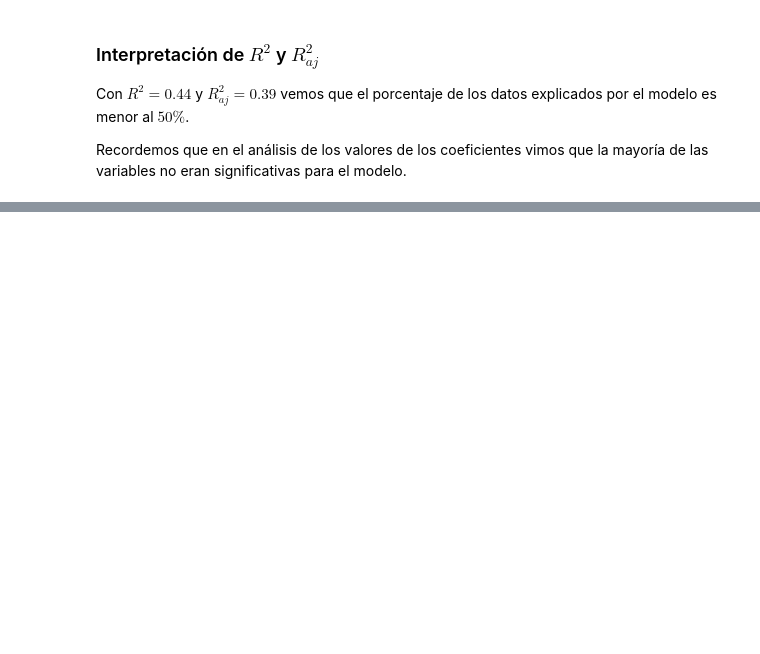
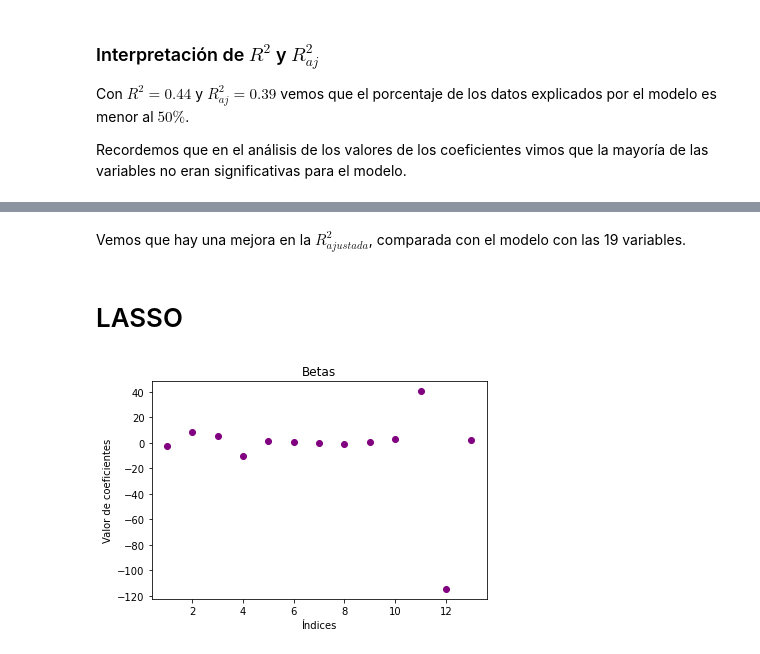
Before and after one commit to ArrigoCoen/Curso_Ciencia_de_Datos, a Jupyter notebook: M2/2_4 Ridge and Lasso Regression.ipynb, the cells around one changed output, grey strips where cells are left out. Drawn from its saved outputs; the diff is of its cells as text; code cells hidden in the pictures; blank space fills up the shorter version.

```diff
--- a/M2/2_4 Ridge and Lasso Regression.ipynb
+++ b/M2/2_4 Ridge and Lasso Regression.ipynb
@@ -820,0 +1041,19 @@ ECM con lambda =  0.012  es:  126184.291
+# %% [markdown]
+Vemos que hay una mejora en la $R^{2}_{ajustada}$, comparada con el modelo con las 19 variables.
+# %% [markdown]
+# LASSO
+# %%
+## 5) CONSTRUIR UN MODELO
+# Vamos a elegir lambda con "cross validation"
+lassocv = LassoCV(alphas = None, cv = 10, max_iter = 100000, normalize = True)
+lassocv.fit(X_train, Y_train)
+
+# Se grafican los valores de los coeficientes (betas).
+eje_X = range(1,len(lassocv.coef_)+1,1)
+plt.scatter(eje_X, lassocv.coef_, color = 'purple')
+plt.title('Betas')
+plt.xlabel('Índices')
+plt.ylabel('Valor de coeficientes')
+plt.show()
+# %% [output]
+[figure, added]
```
Also changed, not shown: parts of 68 cells of this notebook.
